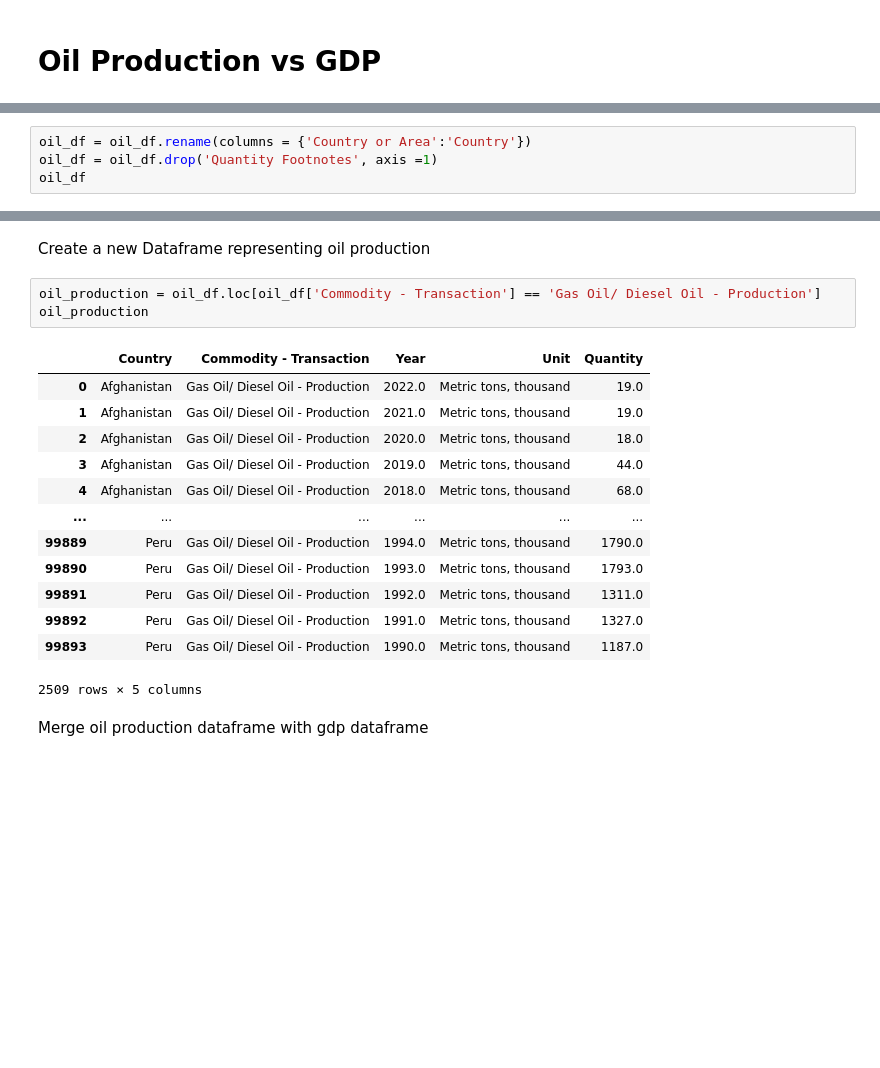
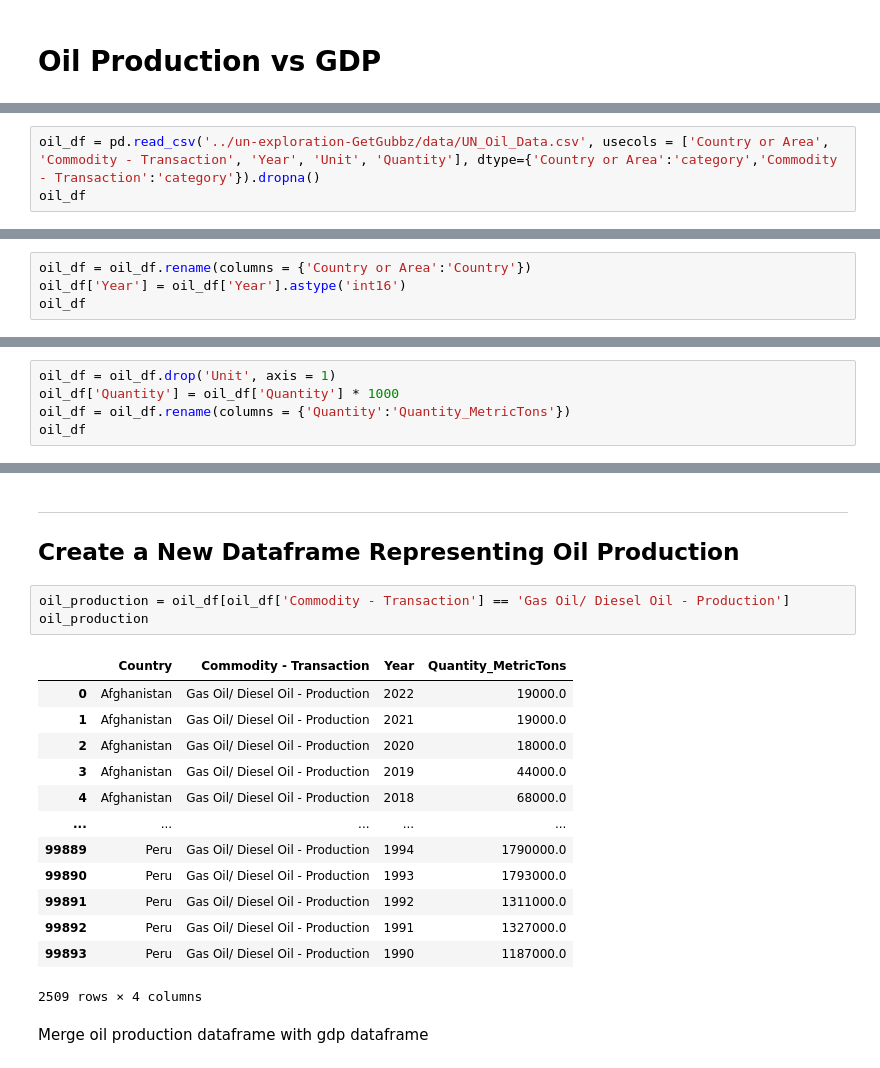
Before and after one commit to nss-data-science-cohort-8/un-exploration-GetGubbz, a Jupyter notebook: UN_Data_Exploration.ipynb, the cells around one changed output, grey strips where cells are left out. Drawn from its saved outputs; the diff is of its cells as text; blank space fills up the shorter version.

Commit message:
Finished Assignment. Working on Solo Exploration of Oil Production

```diff
--- a/UN_Data_Exploration.ipynb
+++ b/UN_Data_Exploration.ipynb
@@ -1151,0 +1124,3 @@ oil_df.head()
+# %%
+oil_df = pd.read_csv('../un-exploration-GetGubbz/data/UN_Oil_Data.csv', usecols = ['Country or Area', 'Commodity - Transaction', 'Year', 'Unit', 'Quantity'], dtype={'Country or Area':'category','Commodity - Transaction':'category'}).dropna()
+oil_df
@@ -1158,6 +1178,6 @@ Data Manipulation:
 # %%
 oil_df = oil_df.rename(columns = {'Country or Area':'Country'})
-oil_df = oil_df.drop('Quantity Footnotes', axis =1)
+oil_df['Year'] = oil_df['Year'].astype('int16')
 oil_df
 # %% [output]
 |  | Country | Commodity - Transaction | Year | Unit | Quantity |
@@ -1175,0 +1204,5 @@ oil_df
+# %%
+oil_df = oil_df.drop('Unit', axis = 1)
+oil_df['Quantity'] = oil_df['Quantity'] * 1000
+oil_df = oil_df.rename(columns = {'Quantity':'Quantity_MetricTons'})
+oil_df
@@ -1176,22 +1223,23 @@ oil_df
 # %% [markdown]
-Create a new Dataframe representing oil production
+<hr/>
+<h2>Create a New Dataframe Representing Oil Production
 # %%
-oil_production = oil_df.loc[oil_df['Commodity - Transaction'] == 'Gas Oil/ Diesel Oil - Production']
+oil_production = oil_df[oil_df['Commodity - Transaction'] == 'Gas Oil/ Diesel Oil - Production']
 oil_production
 # %% [output]
-|  | Country | Commodity - Transaction | Year | Unit | Quantity |
-| 0 | Afghanistan | Gas Oil/ Diesel Oil - Production | 2022.0 | Metric tons, thousand | 19.0 |
-| 1 | Afghanistan | Gas Oil/ Diesel Oil - Production | 2021.0 | Metric tons, thousand | 19.0 |
-| 2 | Afghanistan | Gas Oil/ Diesel Oil - Production | 2020.0 | Metric tons, thousand | 18.0 |
-| 3 | Afghanistan | Gas Oil/ Diesel Oil - Production | 2019.0 | Metric tons, thousand | 44.0 |
-| 4 | Afghanistan | Gas Oil/ Diesel Oil - Production | 2018.0 | Metric tons, thousand | 68.0 |
-| ... | ... | ... | ... | ... | ... |
-| 99889 | Peru | Gas Oil/ Diesel Oil - Production | 1994.0 | Metric tons, thousand | 1790.0 |
-| 99890 | Peru | Gas Oil/ Diesel Oil - Production | 1993.0 | Metric tons, thousand | 1793.0 |
-| 99891 | Peru | Gas Oil/ Diesel Oil - Production | 1992.0 | Metric tons, thousand | 1311.0 |
-| 99892 | Peru | Gas Oil/ Diesel Oil - Production | 1991.0 | Metric tons, thousand | 1327.0 |
-| 99893 | Peru | Gas Oil/ Diesel Oil - Production | 1990.0 | Metric tons, thousand | 1187.0 |
+|  | Country | Commodity - Transaction | Year | Quantity_MetricTons |
+| 0 | Afghanistan | Gas Oil/ Diesel Oil - Production | 2022 | 19000.0 |
+| 1 | Afghanistan | Gas Oil/ Diesel Oil - Production | 2021 | 19000.0 |
+| 2 | Afghanistan | Gas Oil/ Diesel Oil - Production | 2020 | 18000.0 |
+| 3 | Afghanistan | Gas Oil/ Diesel Oil - Production | 2019 | 44000.0 |
+| 4 | Afghanistan | Gas Oil/ Diesel Oil - Production | 2018 | 68000.0 |
+| ... | ... | ... | ... | ... |
+| 99889 | Peru | Gas Oil/ Diesel Oil - Production | 1994 | 1790000.0 |
+| 99890 | Peru | Gas Oil/ Diesel Oil - Production | 1993 | 1793000.0 |
+| 99891 | Peru | Gas Oil/ Diesel Oil - Production | 1992 | 1311000.0 |
+| 99892 | Peru | Gas Oil/ Diesel Oil - Production | 1991 | 1327000.0 |
+| 99893 | Peru | Gas Oil/ Diesel Oil - Production | 1990 | 1187000.0 |
-2509 rows × 5 columns
+2509 rows × 4 columns
 # %% [markdown]
 Merge oil production dataframe with gdp dataframe
 # %%
```
Also changed, not shown: parts of 55 cells of this notebook.
